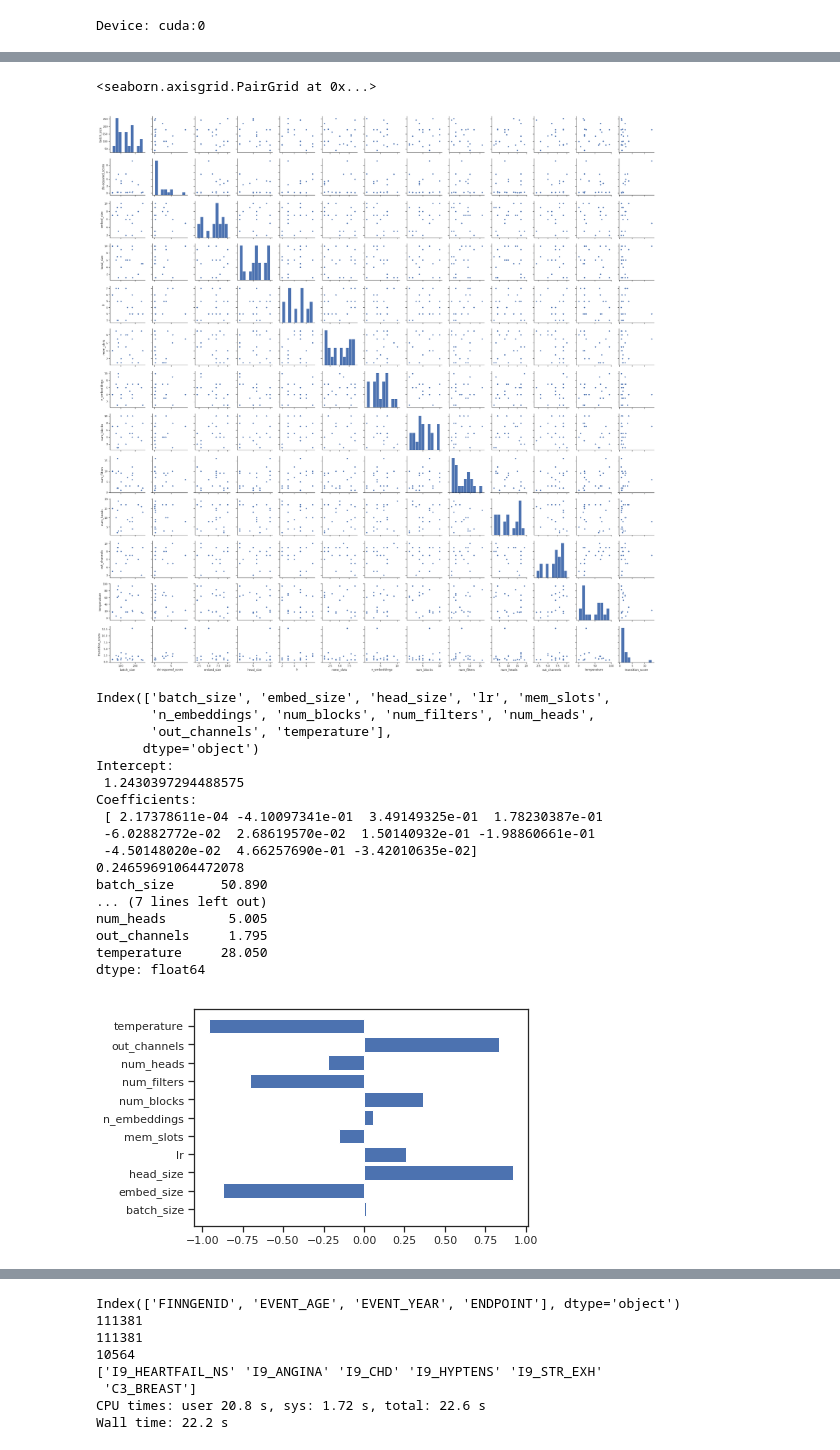
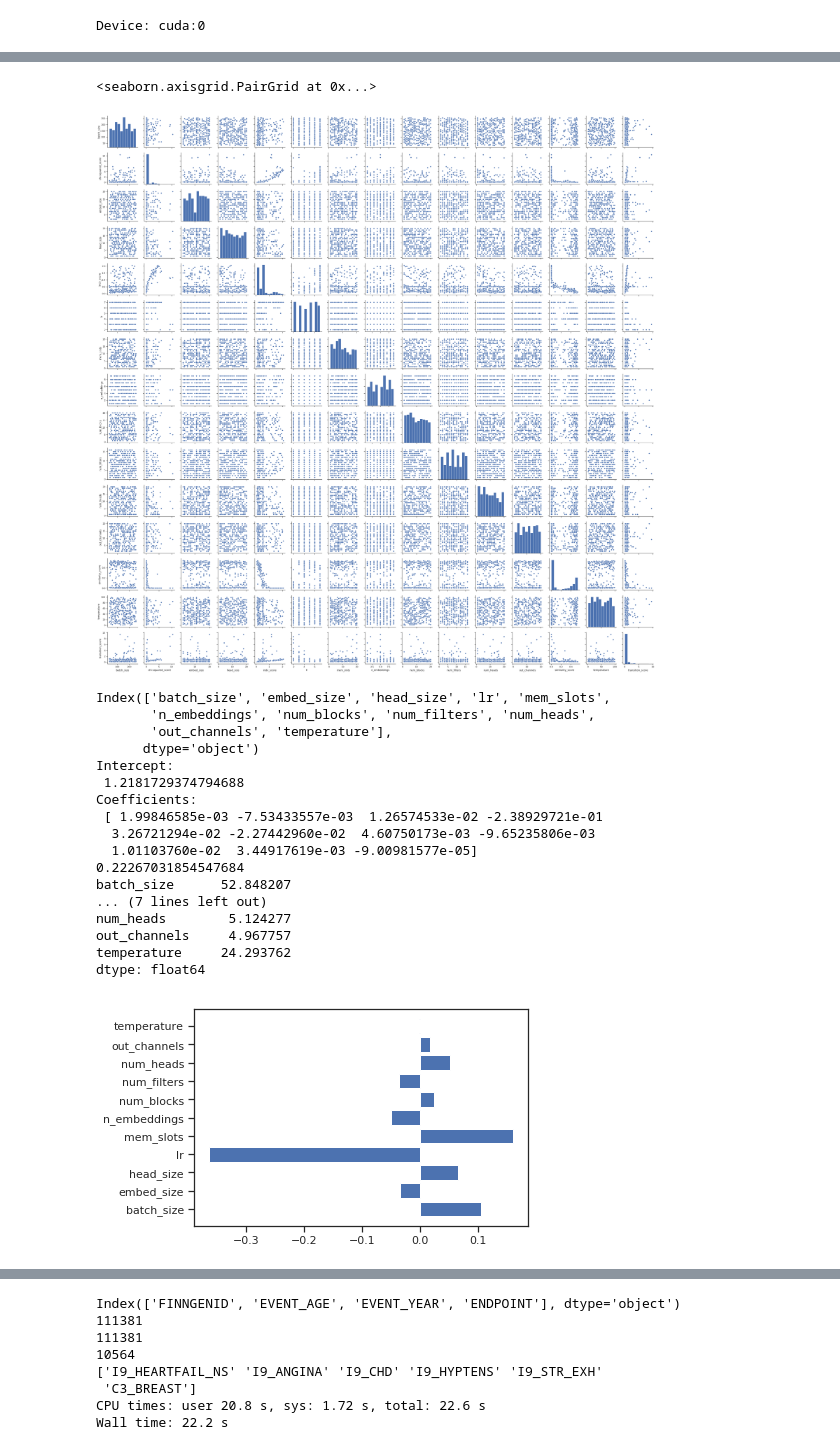
Before and after one commit to dsgelab/FinnGAN, a Jupyter notebook: main.ipynb, the cells around one changed output, grey strips where cells are left out. Drawn from its saved outputs; the diff is of its cells as text; code cells hidden in the pictures.

Commit message:
Improve search result analysis

```diff
--- a/main.ipynb
+++ b/main.ipynb
@@ -45,8 +45,16 @@ Tensor = torch.cuda.FloatTensor if cuda else torch.FloatTensor
 # %% [output]
 Device: cuda:0
 # %%
-search_results = pd.read_csv('search_results/random_search.csv', index_col = 0)
+search_results = pd.read_csv('search_results/random_search_10564.csv', index_col = 0)
 print(len(search_results))
-print(search_results.iloc[search_results['transition_score'].idxmin()])
+print(search_results['transition_score'].min())
+print(search_results['chi-squared_score'].min())
+print(search_results['indv_score'].min())
+print(search_results['similarity_score'].min())
+print()
+print(search_results['transition_score'].max())
+print(search_results['chi-squared_score'].max())
+print(search_results['indv_score'].max())
+print(search_results['similarity_score'].max())
 search_results.head()
 # %% [output]
@@ -77,43 +80,43 @@ sns.set(style="ticks")
 sns.pairplot(search_results)
 # %% [output]
 <seaborn.axisgrid.PairGrid at 0x...>
-[figure, old version]
+[figure, new version]
 # %%
-X = search_results.loc[:, ~search_results.columns.isin(['transition_score', 'chi-squared_score'])]
+X = search_results.loc[:, ~search_results.columns.isin(['transition_score', 'chi-squared_score', 'indv_score', 'similarity_score'])]
 print(X.columns)
 Y = search_results['transition_score']
 
 regr = linear_model.LinearRegression()
 regr.fit(X, Y)
 
 print('Intercept: \n', regr.intercept_)
 print('Coefficients: \n', regr.coef_)
 print(regr.score(X, Y))
 print(X.mad())
 
 plt.barh(
     np.arange(len(regr.coef_)),
     regr.coef_ * X.mad(),
     tick_label=X.columns
 )
 plt.show()
 # %% [output]
 Index(['batch_size', 'embed_size', 'head_size', 'lr', 'mem_slots',
        'n_embeddings', 'num_blocks', 'num_filters', 'num_heads',
        'out_channels', 'temperature'],
       dtype='object')
 Intercept:
- 1.2430397294488575
+ 1.2181729374794688
 Coefficients:
- [ 2.17378611e-04 -4.10097341e-01  3.49149325e-01  1.78230387e-01
- -6.02882772e-02  2.68619570e-02  1.50140932e-01 -1.98860661e-01
- -4.50148020e-02  4.66257690e-01 -3.42010635e-02]
-0.24659691064472078
-batch_size      50.890
+ [ 1.99846585e-03 -7.53433557e-03  1.26574533e-02 -2.38929721e-01
+  3.26721294e-02 -2.27442960e-02  4.60750173e-03 -9.65235806e-03
+  1.01103760e-02  3.44917619e-03 -9.00981577e-05]
+0.22267031854547684
+batch_size      52.848207
 ... (7 lines left out)
-num_heads        5.005
-out_channels     1.795
-temperature     28.050
+num_heads        5.124277
+out_channels     4.967757
+temperature     24.293762
 dtype: float64
-[figure, old version]
+[figure, new version]
 # %%
```
Also changed, not shown: parts of 6 cells of this notebook, 1 other file.
